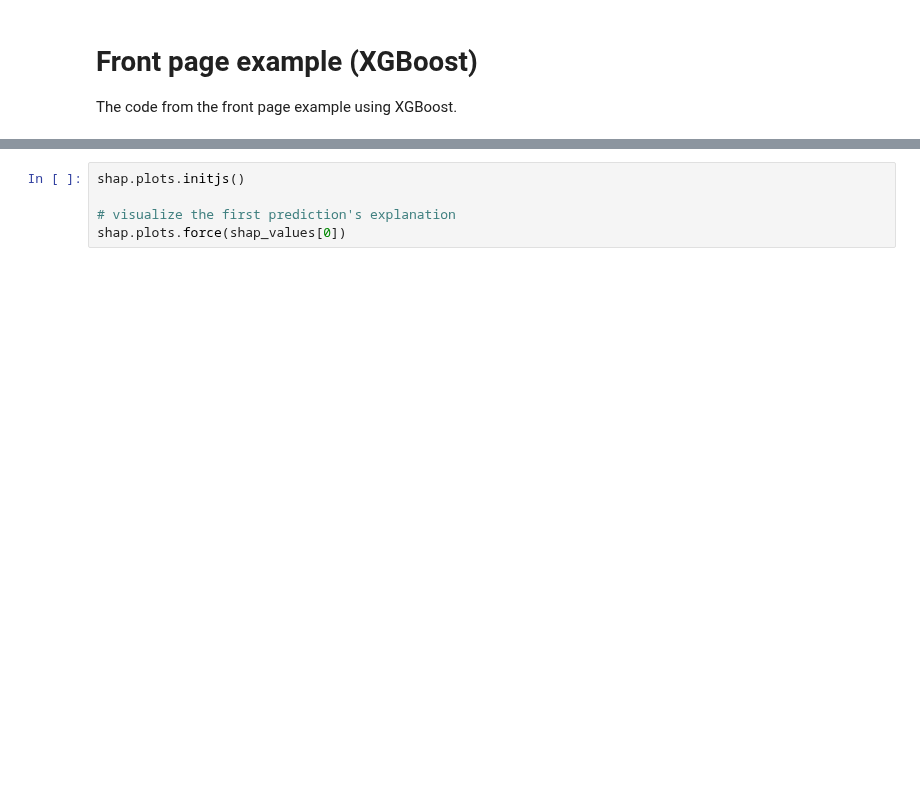
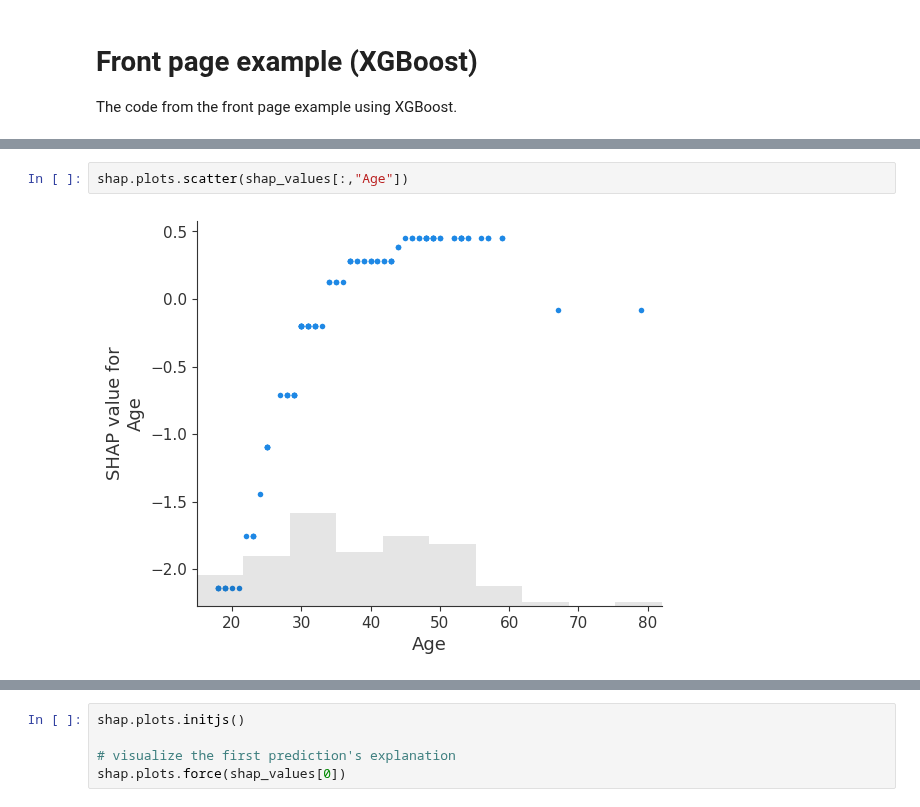
Before and after one commit to shap/shap, a Jupyter notebook: notebooks/tabular_examples/tree_based_models/Front page example (XGBoost).ipynb, the cells around one changed output, grey strips where cells are left out. Drawn from its saved outputs; the diff is of its cells as text; blank space fills up the shorter version.

```diff
--- a/notebooks/tabular_examples/tree_based_models/Front page example (XGBoost).ipynb
+++ b/notebooks/tabular_examples/tree_based_models/Front page example (XGBoost).ipynb
@@ -5,2 +33,6 @@ The code from the front page example using XGBoost.
+# %%
+shap.plots.scatter(shap_values[:,"Age"])
+# %% [output]
+[figure, added]
 # %%
 import xgboost
```
Also changed, not shown: parts of 14 cells of this notebook.
